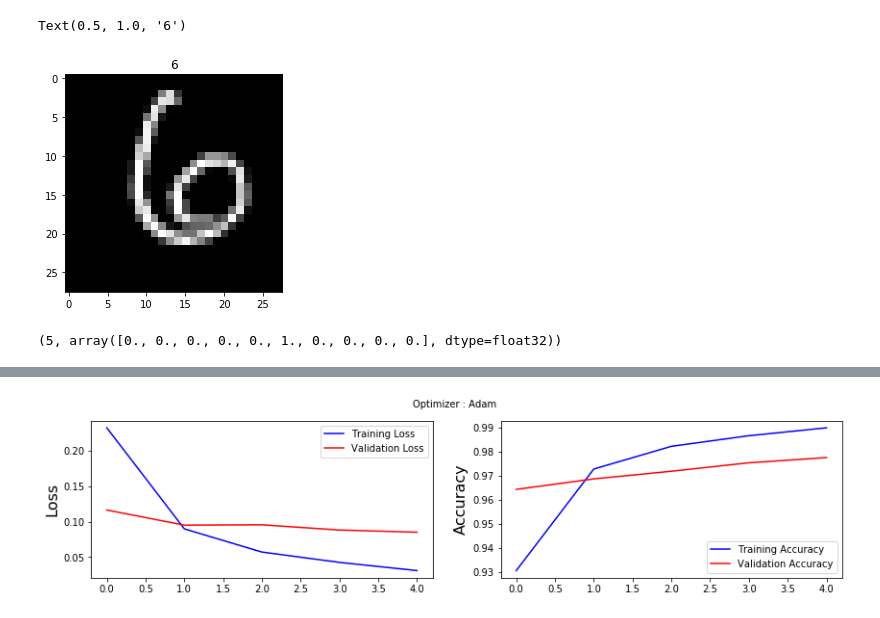
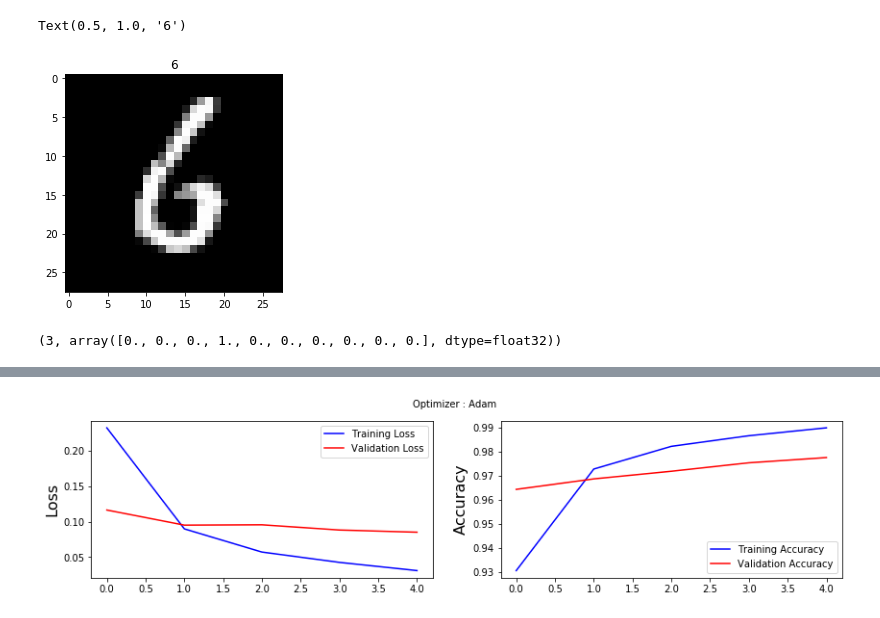
Before and after one commit to mohanrajmit/DL-Training, a Jupyter notebook: MNIST_keras.ipynb, the cells around one changed output, grey strips where cells are left out. Saved outputs shown, nothing was run; the diff lists cells and outputs as text; code cells hidden in the pictures.

```diff
--- a/MNIST_keras.ipynb
+++ b/MNIST_keras.ipynb
@@ -27,11 +25,11 @@ y_train original shape (60000,)
 X_test original shape (10000, 28, 28)
 y_test original shape (10000,)
 # %%
-plt.imshow(X_test[100], cmap='gray')
-plt.title(y_test[100])
+plt.imshow(X_test[50], cmap='gray')
+plt.title(y_test[50])
 # %% [output]
 Text(0.5, 1.0, '6')
-[figure, old version]
+[figure, new version]
 # %%
 X_train = X_train.reshape(60000,784)
 X_test = X_test.reshape(10000,784)
@@ -47,9 +45,9 @@ number_of_classes = 10
 Y_train = np_utils.to_categorical(y_train, number_of_classes)
 Y_test = np_utils.to_categorical(y_test, number_of_classes)
 
-y_train[100], Y_train[100]
+y_train[10], Y_train[10]
 # %% [output]
-(5, array([0., 0., 0., 0., 0., 1., 0., 0., 0., 0.], dtype=float32))
+(3, array([0., 0., 0., 1., 0., 0., 0., 0., 0., 0.], dtype=float32))
 # %%
 model = Sequential()
 
```
Also changed, not shown: parts of 9 cells of this notebook.
